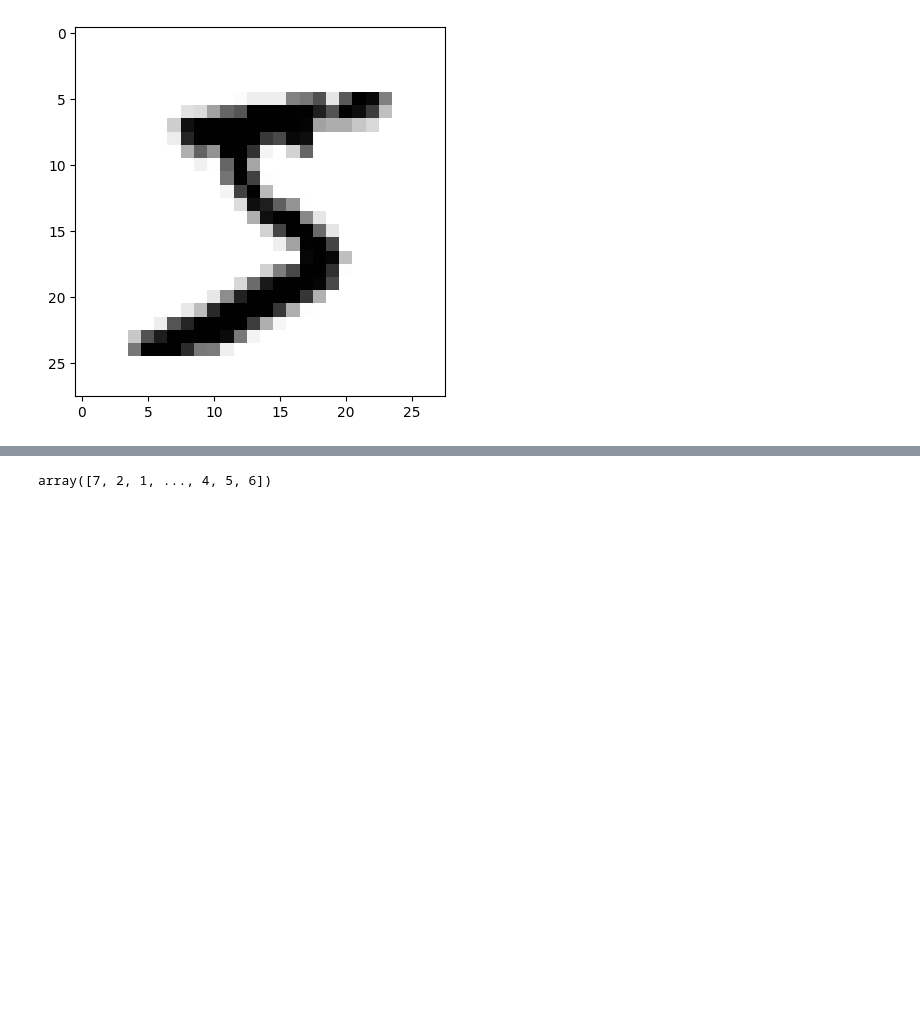
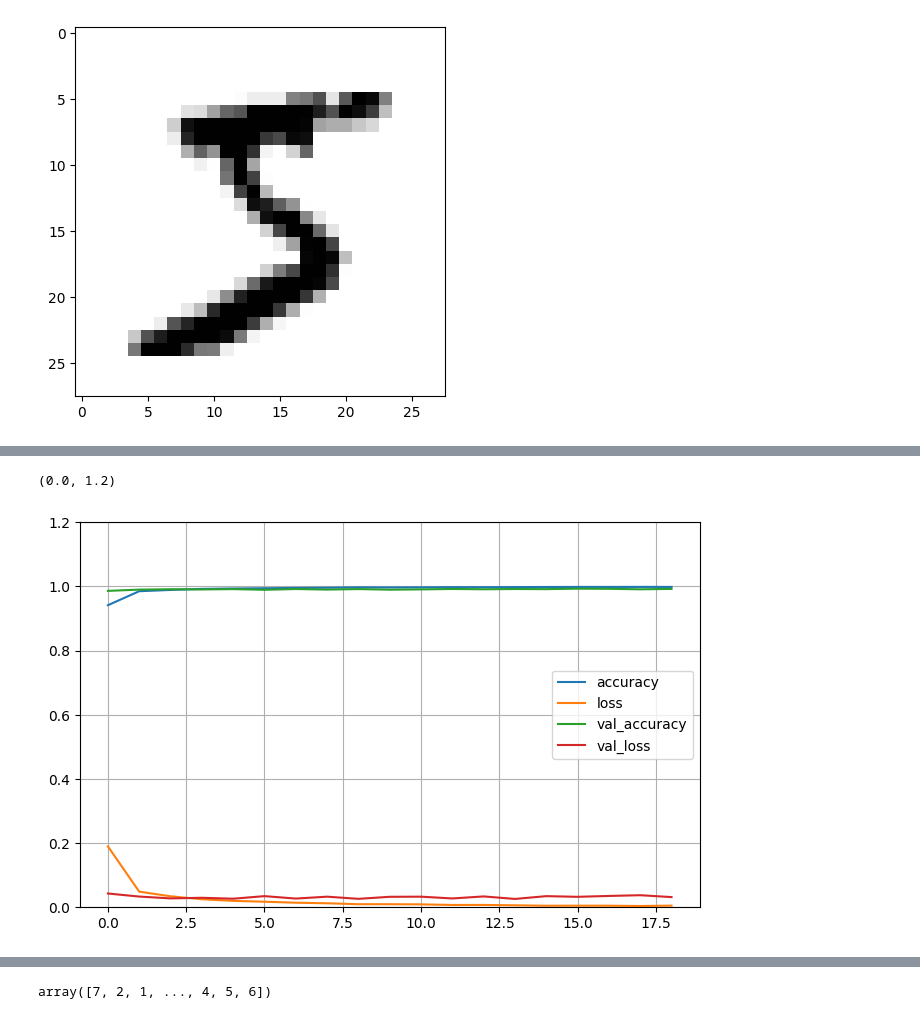
Before and after one commit to sahilkhan-7/handwritten-digit-recognition, a Jupyter notebook: MNIST_Classification.ipynb, the cells around one changed output, grey strips where cells are left out. Drawn from its saved outputs; the diff is of its cells as text; code cells hidden in the pictures; blank space fills up the shorter version.

```diff
--- a/MNIST_Classification.ipynb
+++ b/MNIST_Classification.ipynb
@@ -148,0 +189,24 @@ plt.imshow(first_image, cmap='binary') # After scaling the image is still the sa
+# %%
+# Instantiating the model
+model = Sequential()
+
+# Input Layer
+model.add(Input(shape = (28, 28, 1)))
+
+# Adding 1st Convolution Layer
+model.add(Conv2D(32, (3, 3), activation = 'relu', padding = 'same'))
+model.add(MaxPooling2D((2, 2)))
+
+# Adding 2nd Convolution Layer
+model.add(Conv2D(64, (3, 3), activation = 'relu', padding = 'same'))
+model.add(MaxPooling2D((2, 2)))
+
+# Third convolutional layer
+model.add(Conv2D(64, (3, 3), activation='relu'))
+
+# Dense layer
+model.add(Flatten())
+model.add(Dense(64, activation = 'relu'))
+
+# Output layer
+model.add(Dense(10, activation = 'softmax'))
@@ -148,0 +240,9 @@ plt.imshow(first_image, cmap='binary') # After scaling the image is still the sa
+# %%
+# Compiling the  model
+model.compile(loss = 'categorical_crossentropy', optimizer = 'Adam', metrics = ['accuracy'])
+# %%
+# Applying Early Stoppping
+from tensorflow.keras.callbacks import EarlyStopping
+early_stopping = EarlyStopping(monitor = 'val_loss', patience = 5)
+# %%
+history = model.fit(X_train, y_train_encoded, validation_data = (X_test, y_test_encoded), epochs = 25, batch_size = 100, callbacks = [early_stopping])
@@ -148,0 +267,8 @@ plt.imshow(first_image, cmap='binary') # After scaling the image is still the sa
+# %%
+# Ploting the training and validation accuracy and loss curves
+pd.DataFrame(history.history).plot(figsize = (8, 5))
+plt.grid(True)
+plt.gca().set_ylim(0, 1.2)
+# %% [output]
+(0.0, 1.2)
+[figure, added]
```
Also changed, not shown: parts of 70 cells of this notebook.
